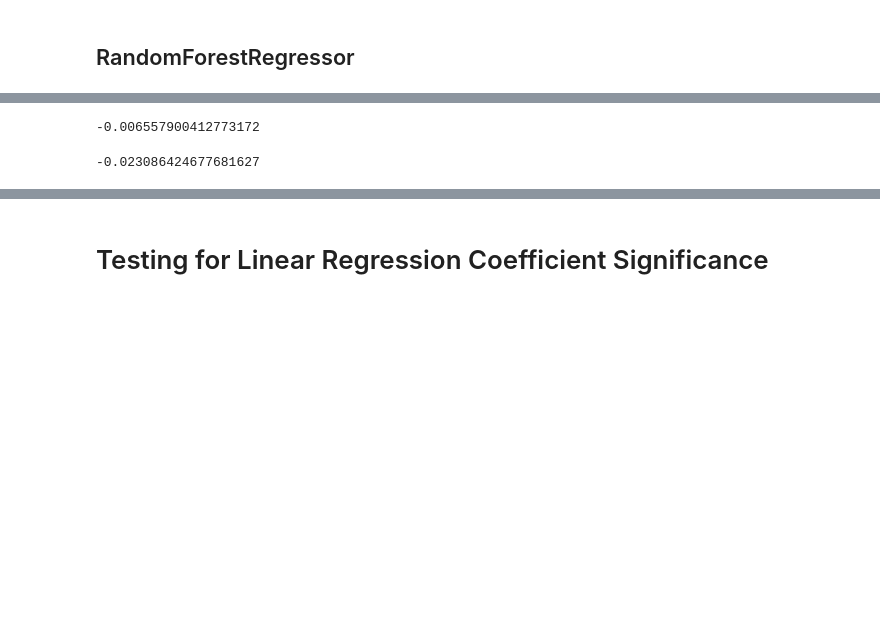
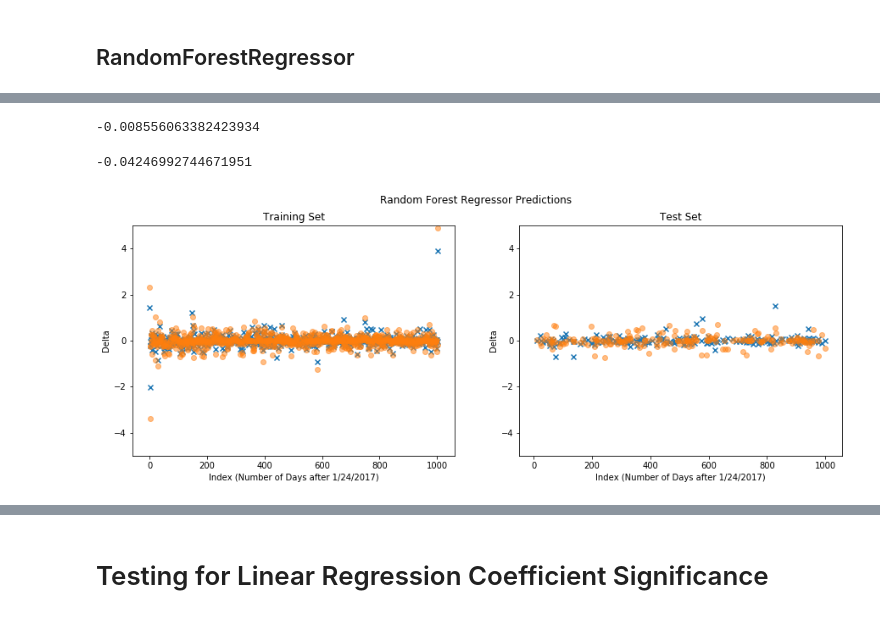
Before and after one commit to msnwatson/cs109aproject, a Jupyter notebook: trumptweetapproval.ipynb, the cells around one changed output, grey strips where cells are left out. Cells and saved outputs as stored; diff of their text form; code cells hidden in the pictures; blank space fills up the shorter version.

```diff
--- a/trumptweetapproval.ipynb
+++ b/trumptweetapproval.ipynb
@@ -863,6 +909,6 @@ display(grid_clf_acc.score(X_test, y_test))
 # %%
-rf_model = RandomForestRegressor().fit(X_train_prior, y_train)
-rf_model.score(X_test_prior, y_test)
+rf_model_prior = RandomForestRegressor().fit(X_train_prior, y_train)
+rf_model_prior.score(X_test_prior, y_test)
 
 rf = RandomForestRegressor()
 grid_clf_acc = GridSearchCV(rf, param_grid = param_grid)
@@ -874,5 +920,29 @@ display(grid_clf_acc.best_score_)
 # Best Test Score
 display(grid_clf_acc.score(X_test_prior, y_test))
 # %% [output]
--0.006557900412773172
+-0.008556063382423934
--0.023086424677681627
+-0.04246992744671951
+# %%
+y_pred_rf_train = rf_model.predict(X_train)
+y_pred_rf_test = rf_model.predict(X_test)
+
+fig,ax = plt.subplots(1,2, figsize = (15,5))
+
+ax[0].scatter(X_train.index, y_pred_rf_train, marker = 'x', label = 'Predicted Delta')
+ax[0].scatter(X_train.index, y_train, alpha = 0.5, label = 'True Delta')
+ax[0].set_xlabel('Index (Number of Days after 1/24/2017)')
+ax[0].set_ylabel('Delta')
+ax[0].set_title('Training Set')
+ax[0].set_ylim(-5,5)
+
+ax[1].scatter(X_test.index, y_pred_rf_test, marker = 'x', label = 'Predicted Delta')
+ax[1].scatter(X_test.index, y_test, alpha = 0.5, label = 'True Delta')
+ax[1].set_xlabel('Index (Number of Days after 1/24/2017)')
+ax[1].set_ylabel('Delta')
+ax[1].set_title('Test Set')
+ax[1].set_ylim(-5,5)
+
+plt.suptitle('Random Forest Regressor Predictions')
+plt.show()
+# %% [output]
+[figure, added]
```
Also changed, not shown: parts of 11 cells of this notebook, 1 other file.
